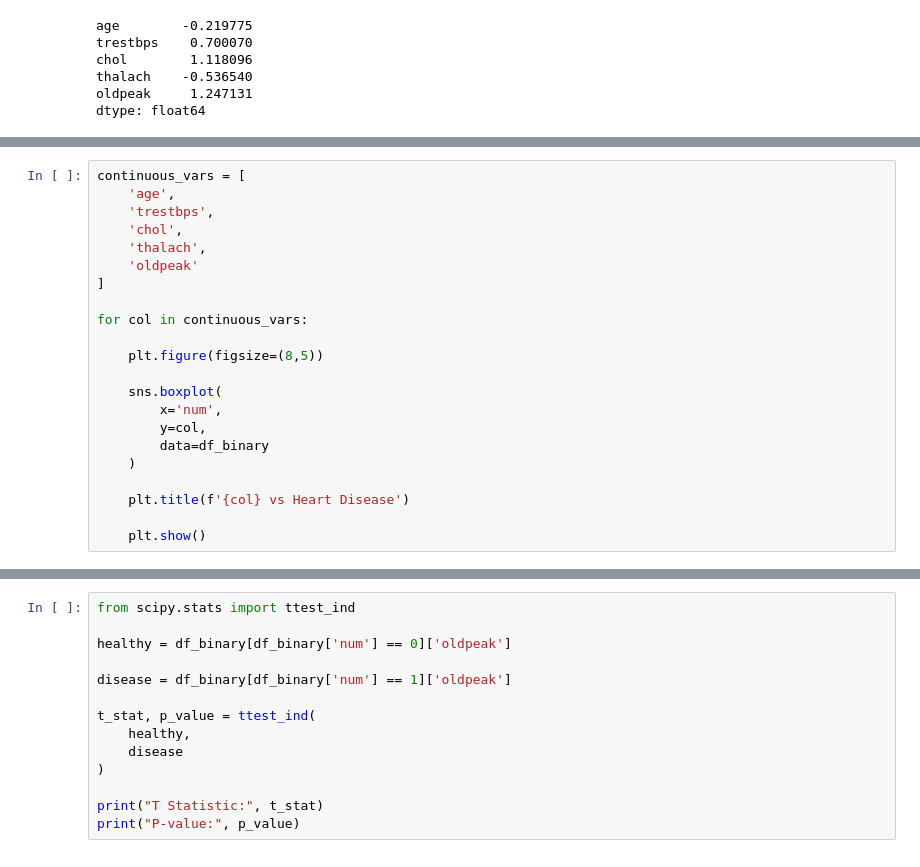
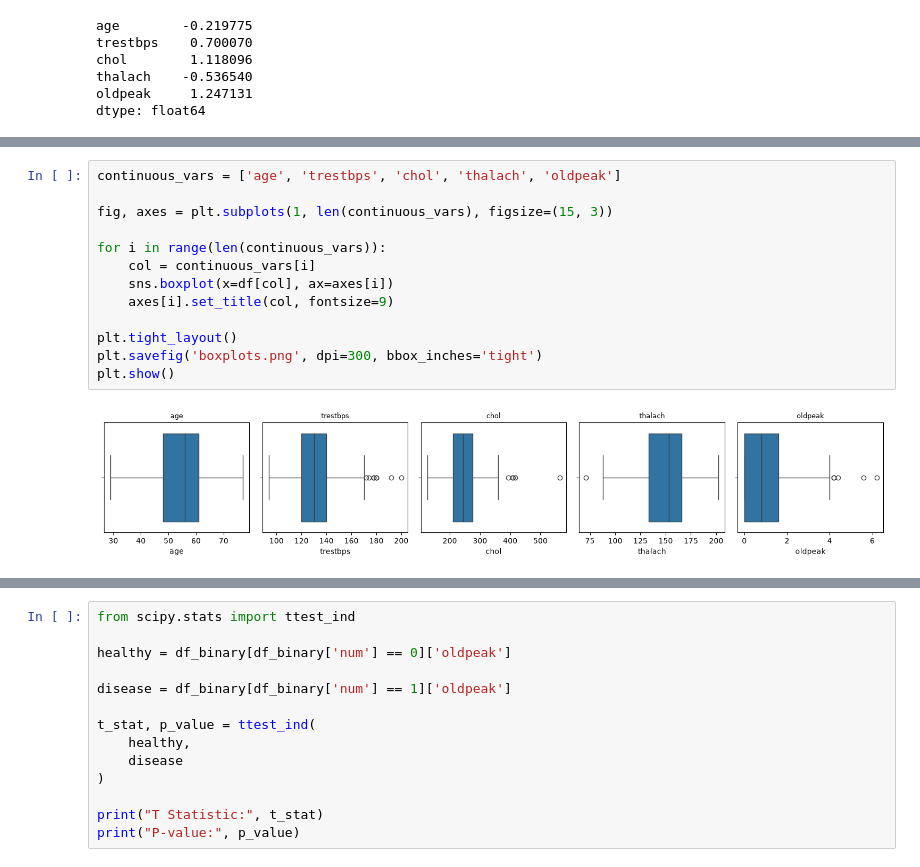
Before and after one commit to sba26317-rgb/CA_1-Machine_Learning_Project, a Jupyter notebook: CA_1_ML_RojasBenjamin.ipynb, the cells around one changed output, grey strips where cells are left out. Saved outputs shown, nothing was run; the diff lists cells and outputs as text.

```diff
--- a/CA_1_ML_RojasBenjamin.ipynb
+++ b/CA_1_ML_RojasBenjamin.ipynb
@@ -593,22 +480,0 @@ Name: count, dtype: int64
-# %%
-continuous_vars = [
-    'age',
-    'trestbps',
-    'chol',
-    'thalach',
-    'oldpeak'
-]
-
-for col in continuous_vars:
-
-    plt.figure(figsize=(8,5))
-
-    sns.boxplot(
-        x='num',
-        y=col,
-        data=df_binary
-    )
-
-    plt.title(f'{col} vs Heart Disease')
-
-    plt.show()
@@ -650,0 +481,15 @@ Hipotesis alternativa Oldpeak sí está relacionado con la enfermedad.
+# %%
+continuous_vars = ['age', 'trestbps', 'chol', 'thalach', 'oldpeak']
+
+fig, axes = plt.subplots(1, len(continuous_vars), figsize=(15, 3))
+
+for i in range(len(continuous_vars)):
+    col = continuous_vars[i]
+    sns.boxplot(x=df[col], ax=axes[i])
+    axes[i].set_title(col, fontsize=9)
+
+plt.tight_layout()
+plt.savefig('boxplots.png', dpi=300, bbox_inches='tight')
+plt.show()
+# %% [output]
+[figure, added]
```
Also changed, not shown: parts of 93 cells of this notebook.
